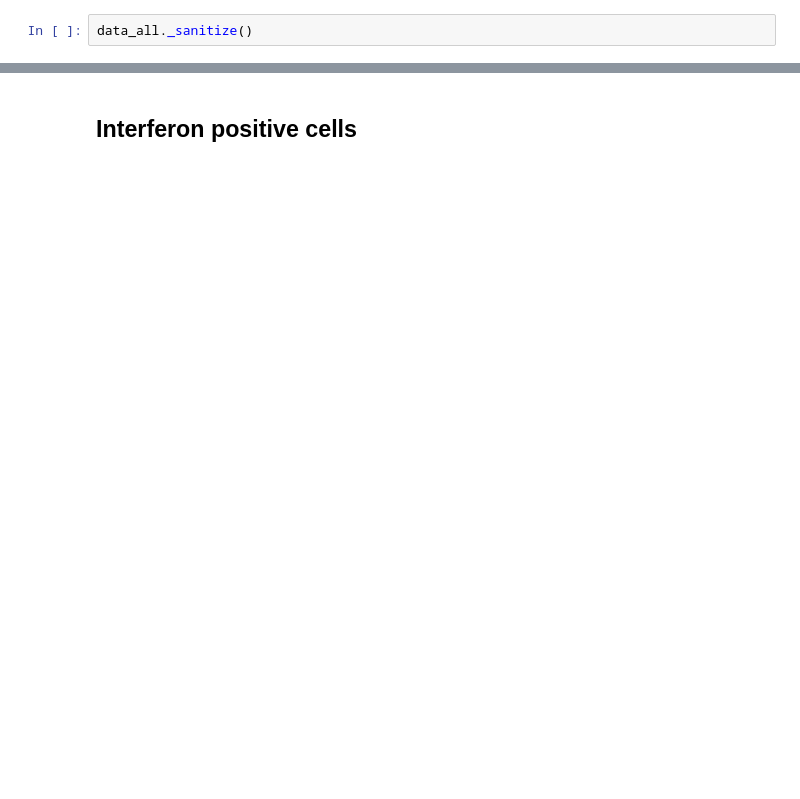
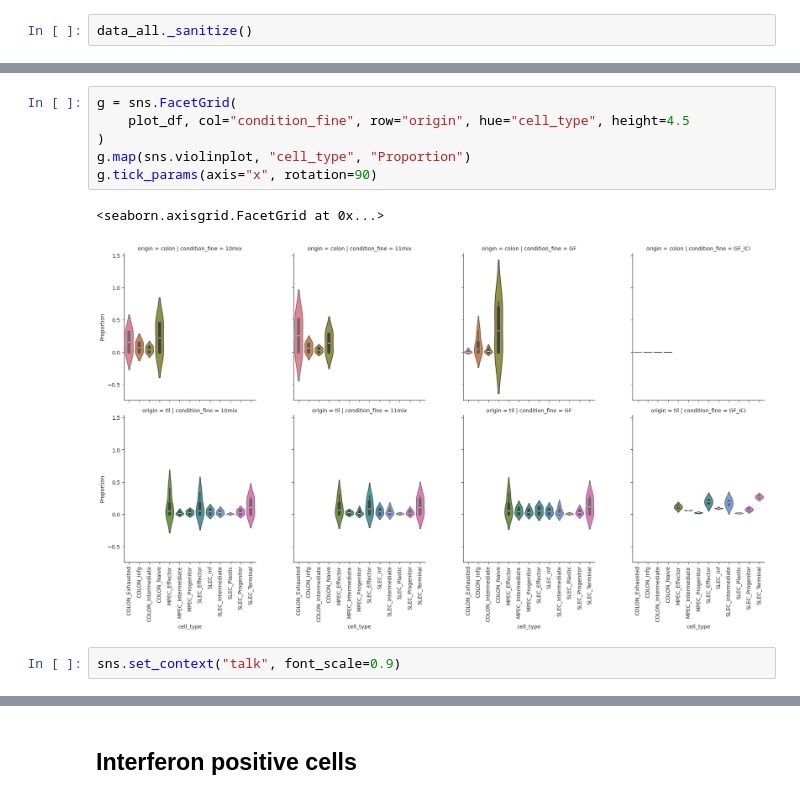
Before and after one commit to ErikaKvalem/honda_microbial_metabolites_2021, a Jupyter notebook: 20_scripts/40_single-cell-sorted-cd8/40_gex_surface_prot/006_compositional_analysis_sccoda.ipynb, the cells around one changed output, grey strips where cells are left out. Drawn from its saved outputs; the diff is of its cells as text; blank space fills up the shorter version.

```diff
--- a/20_scripts/40_single-cell-sorted-cd8/40_gex_surface_prot/006_compositional_analysis_sccoda.ipynb
+++ b/20_scripts/40_single-cell-sorted-cd8/40_gex_surface_prot/006_compositional_analysis_sccoda.ipynb
@@ -180,0 +322,11 @@ plot_df
+# %%
+g = sns.FacetGrid(
+    plot_df, col="condition_fine", row="origin", hue="cell_type", height=4.5
+)
+g.map(sns.violinplot, "cell_type", "Proportion")
+g.tick_params(axis="x", rotation=90)
+# %% [output]
+<seaborn.axisgrid.FacetGrid at 0x...>
+[figure, added]
+# %%
+sns.set_context("talk", font_scale=0.9)
```
Also changed, not shown: parts of 73 cells of this notebook, 5 other files.
